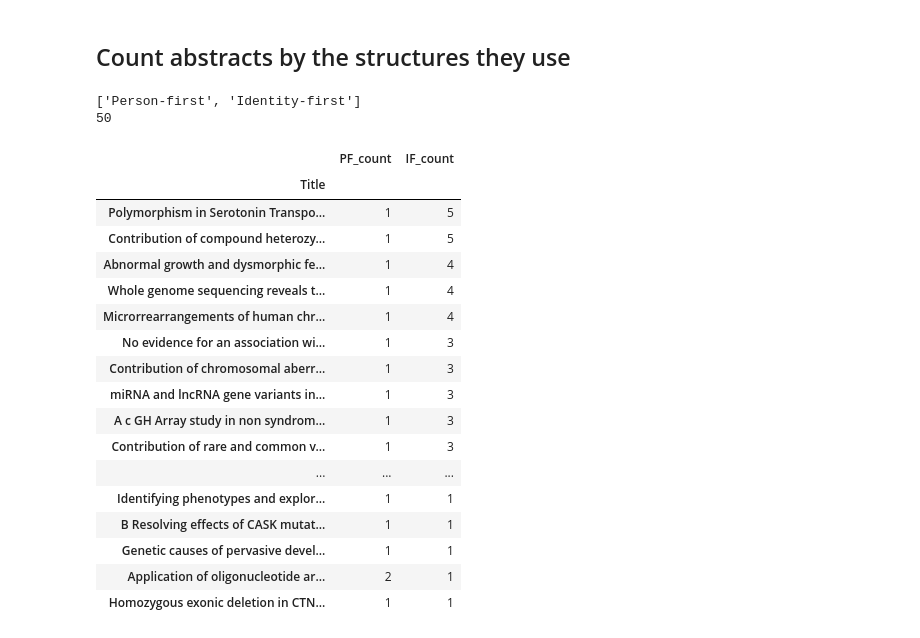
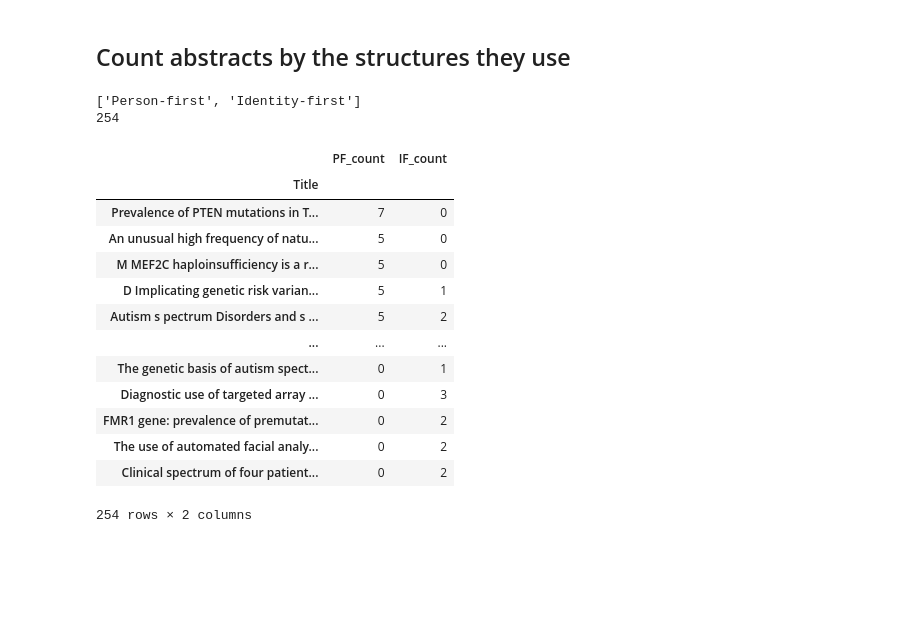
Before and after one commit to UKDataServiceOpen/Person_Identy_First_Language, a Jupyter notebook: 2023_Second_analysis/code/3_Pattern_matching.ipynb, the cells around one changed output. Cells and saved outputs as stored; diff of their text form; code cells hidden in the pictures; blank space fills up the shorter version.

```diff
--- a/2023_Second_analysis/code/3_Pattern_matching.ipynb
+++ b/2023_Second_analysis/code/3_Pattern_matching.ipynb
@@ -712,32 +622,27 @@ print(list(title.columns))
 title = title.rename(columns={'Person-first': 'PF_count',
                               'Identity-first': 'IF_count'})                 # rename column names according to source dict
 
-title = title[(title['PF_count'] > 0)                                        # remove the rows without at least one PFL
-                            & (title['IF_count'] > 0)]                       # and one IFL
+#title = title[(title['PF_count'] > 0)                                  # OPTIONAL - uncomment these 2 lines to
+#                            & (title['IF_count'] > 0)]                 # select only the abstracts that contain both patterns
 
 print(len(title))                                                            # Print how many titles have at least one of each
 # %% [output]
 ['Person-first', 'Identity-first']
-50
+254
 # %%
-title.sort_values(by=['IF_count'], ascending=False)        # comment out one or the other to see how they look when
-# title.sort_values(by=['PF_count'], ascending=False)        # sorted by identity-first or person-first
+title.sort_values(by=['PF_count'], ascending=False)        # sort by PFL
 # %% [output]
 |  | PF_count | IF_count |
 | Title |  |  |
-| Polymorphism in Serotonin Transpo... | 1 | 5 |
-| Contribution of compound heterozy... | 1 | 5 |
-| Abnormal growth and dysmorphic fe... | 1 | 4 |
-| Whole genome sequencing reveals t... | 1 | 4 |
-| Microrrearrangements of human chr... | 1 | 4 |
-| No evidence for an association wi... | 1 | 3 |
-| Contribution of chromosomal aberr... | 1 | 3 |
-| miRNA and lncRNA gene variants in... | 1 | 3 |
-| A c GH Array study in non syndrom... | 1 | 3 |
-| Contribution of rare and common v... | 1 | 3 |
+| Prevalence of PTEN mutations in T... | 7 | 0 |
+| An unusual high frequency of natu... | 5 | 0 |
+| M MEF2C haploinsufficiency is a r... | 5 | 0 |
+| D Implicating genetic risk varian... | 5 | 1 |
+| Autism s pectrum Disorders and s ... | 5 | 2 |
 | ... | ... | ... |
-| Identifying phenotypes and explor... | 1 | 1 |
-| B Resolving effects of CASK mutat... | 1 | 1 |
-| Genetic causes of pervasive devel... | 1 | 1 |
-| Application of oligonucleotide ar... | 2 | 1 |
-| Homozygous exonic deletion in CTN... | 1 | 1 |
+| The genetic basis of autism spect... | 0 | 1 |
+| Diagnostic use of targeted array ... | 0 | 3 |
+| FMR1 gene: prevalence of premutat... | 0 | 2 |
+| The use of automated facial analy... | 0 | 2 |
+| Clinical spectrum of four patient... | 0 | 2 |
+254 rows × 2 columns
```
Also changed, not shown: parts of 20 cells of this notebook, 1 other file.
